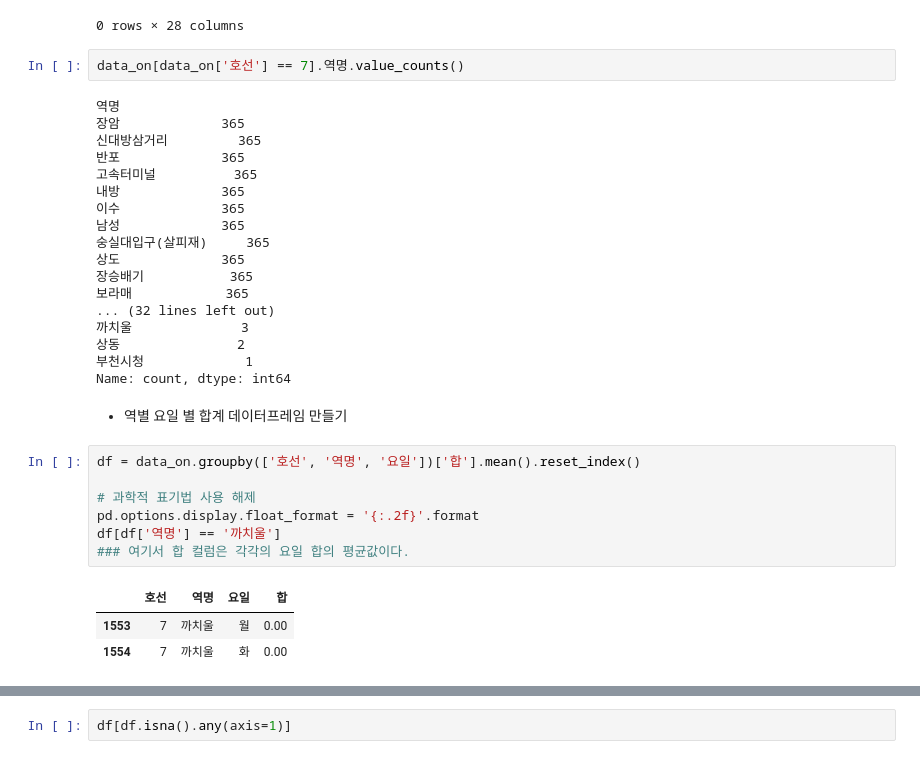
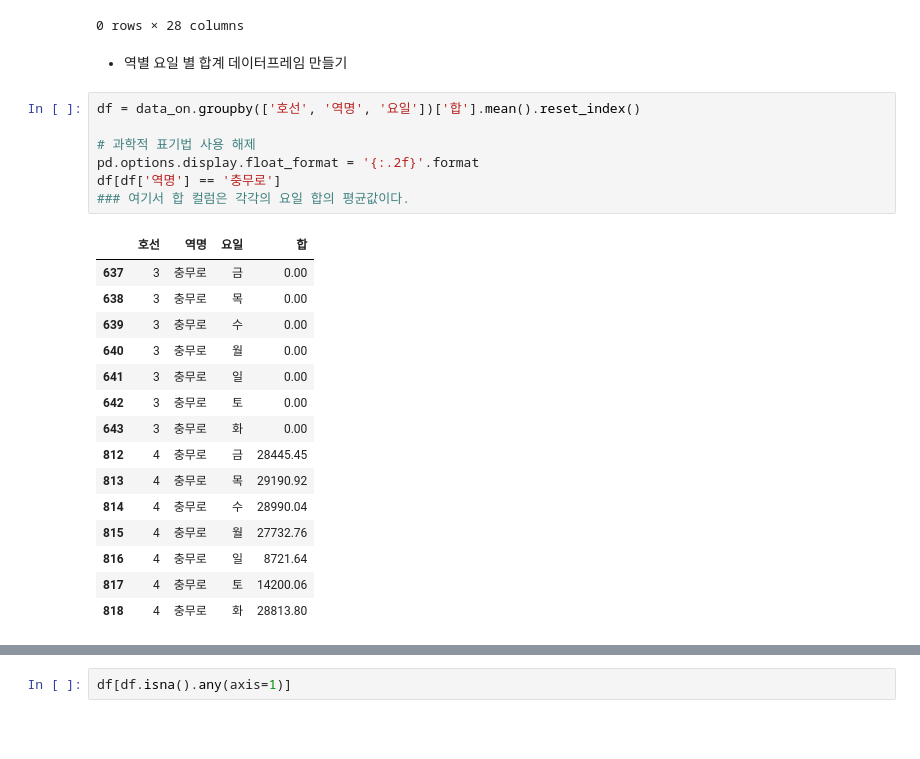
Before and after one commit to SSolLEE/tempProject, a Jupyter notebook: python/crawling/semi/data/^^^역별요일별비율.ipynb, the cells around one changed output, grey strips where cells are left out. Cells and saved outputs as stored; diff of their text form; blank space fills up the shorter version.

```diff
--- a/python/crawling/semi/data/^^^역별요일별비율.ipynb
+++ b/python/crawling/semi/data/^^^역별요일별비율.ipynb
@@ -198,36 +219,28 @@ data_on[data_on.isna().any(axis=1)]
 # %% [output]
 |  | 연번 | 수송일자 | 호선 | 고유역번호(외부역코드) | 역명 | 승하차구분 | 06시이전 | 06-07시간대 | 07-08시간대 | 08-09시간대 | ... |
 0 rows × 28 columns
-# %%
-data_on[data_on['호선'] == 7].역명.value_counts()
-# %% [output]
-역명
-장암             365
-신대방삼거리         365
-반포             365
-고속터미널          365
-내방             365
-이수             365
-남성             365
-숭실대입구(살피재)     365
-상도             365
-장승배기           365
-보라매            365
-... (32 lines left out)
-까치울              3
-상동               2
-부천시청             1
-Name: count, dtype: int64
 # %% [markdown]
 - 역별 요일 별 합계 데이터프레임 만들기
 # %%
 df = data_on.groupby(['호선', '역명', '요일'])['합'].mean().reset_index()
 
 # 과학적 표기법 사용 해제
 pd.options.display.float_format = '{:.2f}'.format
-df[df['역명'] == '까치울']
+df[df['역명'] == '충무로']
 ### 여기서 합 컬럼은 각각의 요일 합의 평균값이다.
 # %% [output]
 |  | 호선 | 역명 | 요일 | 합 |
-| 1553 | 7 | 까치울 | 월 | 0.00 |
-| 1554 | 7 | 까치울 | 화 | 0.00 |
+| 637 | 3 | 충무로 | 금 | 0.00 |
+| 638 | 3 | 충무로 | 목 | 0.00 |
+| 639 | 3 | 충무로 | 수 | 0.00 |
+| 640 | 3 | 충무로 | 월 | 0.00 |
+| 641 | 3 | 충무로 | 일 | 0.00 |
+| 642 | 3 | 충무로 | 토 | 0.00 |
+| 643 | 3 | 충무로 | 화 | 0.00 |
+| 812 | 4 | 충무로 | 금 | 28445.45 |
+| 813 | 4 | 충무로 | 목 | 29190.92 |
+| 814 | 4 | 충무로 | 수 | 28990.04 |
+| 815 | 4 | 충무로 | 월 | 27732.76 |
+| 816 | 4 | 충무로 | 일 | 8721.64 |
+| 817 | 4 | 충무로 | 토 | 14200.06 |
+| 818 | 4 | 충무로 | 화 | 28813.80 |
```
Also changed, not shown: parts of 20 cells of this notebook, 6 other files.
